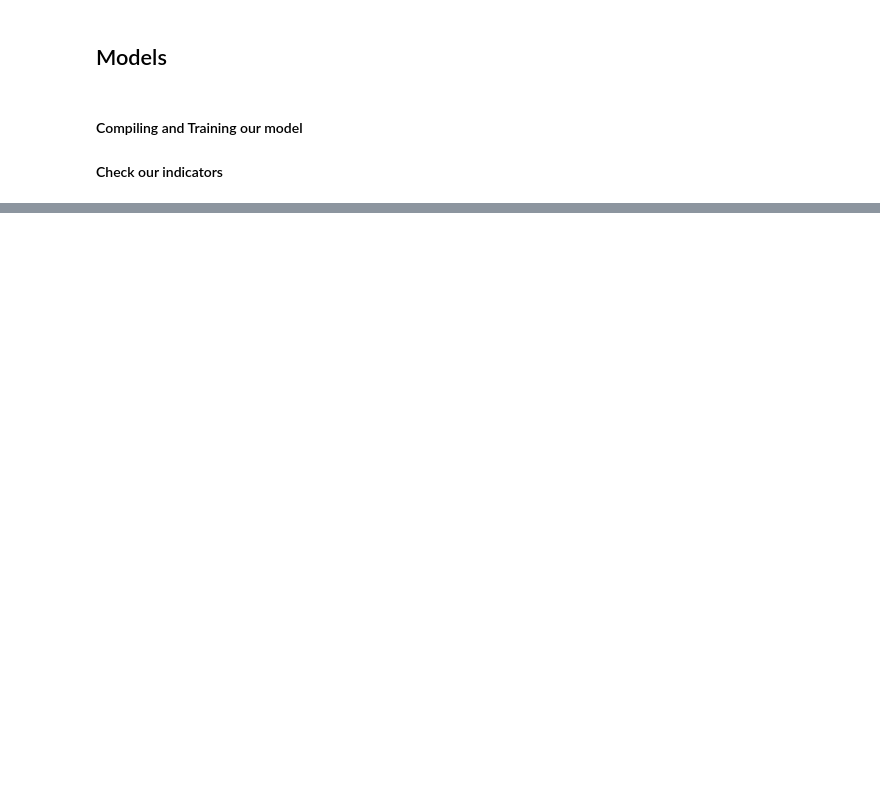
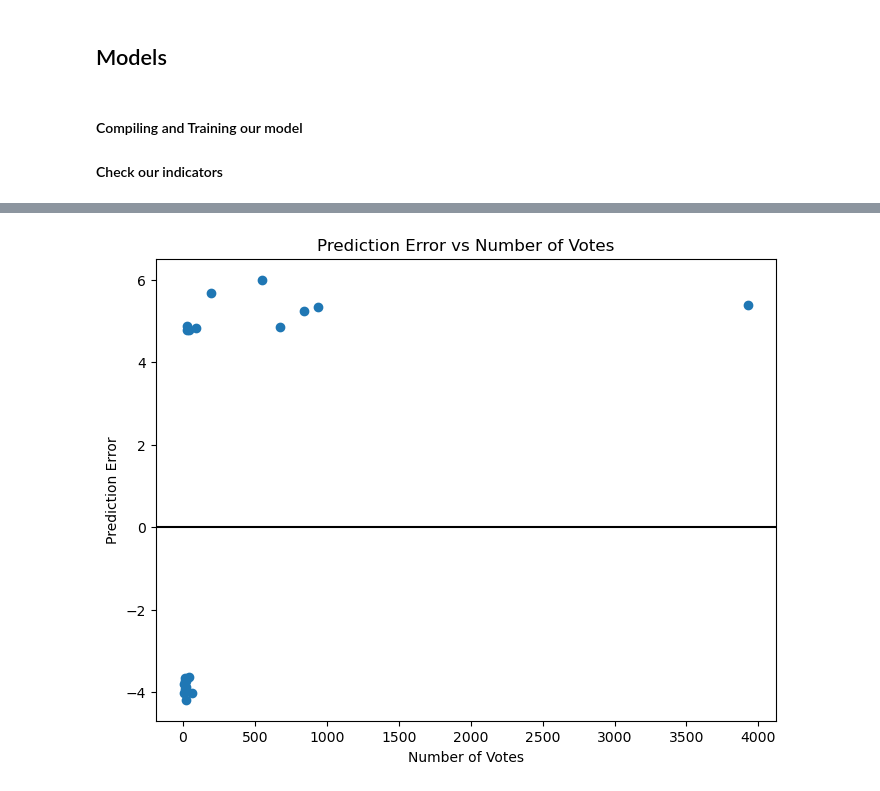
Before and after one commit to BarelAndArad/python-ml-project, a Jupyter notebook: Python_ML_Project.ipynb, the cells around one changed output, grey strips where cells are left out. Cells and saved outputs as stored; diff of their text form; code cells hidden in the pictures; blank space fills up the shorter version.

```diff
--- a/Python_ML_Project.ipynb
+++ b/Python_ML_Project.ipynb
@@ -682,0 +1027,7 @@ R²: 0.2654 (± 0.0081)
+# %%
+# הפעם ניקח את השמות מתוך df_test_prepared_rf שמותאם בגודלו לתחזיות
+error_analysis_df = pd.DataFrame({
+    'Movie Title': df_test_prepared_rf['primaryTitle'], # <--- התיקון כאן
+    'Actual Rating': y_test_rf,
+    'Predicted Rating': y_pred_rf
+})
@@ -682,0 +1330,17 @@ R²: 0.2654 (± 0.0081)
+# %%
+plt.figure(figsize=(8,6))
+
+plt.scatter(
+    df_outliers_full_data["numVotes"],
+    df_outliers_full_data["Prediction Error"]
+)
+
+plt.axhline(0, color='black')
+
+plt.xlabel("Number of Votes")
+plt.ylabel("Prediction Error")
+plt.title("Prediction Error vs Number of Votes")
+
+plt.show()
+# %% [output]
+[figure, added]
```
Also changed, not shown: parts of 114 cells of this notebook.
